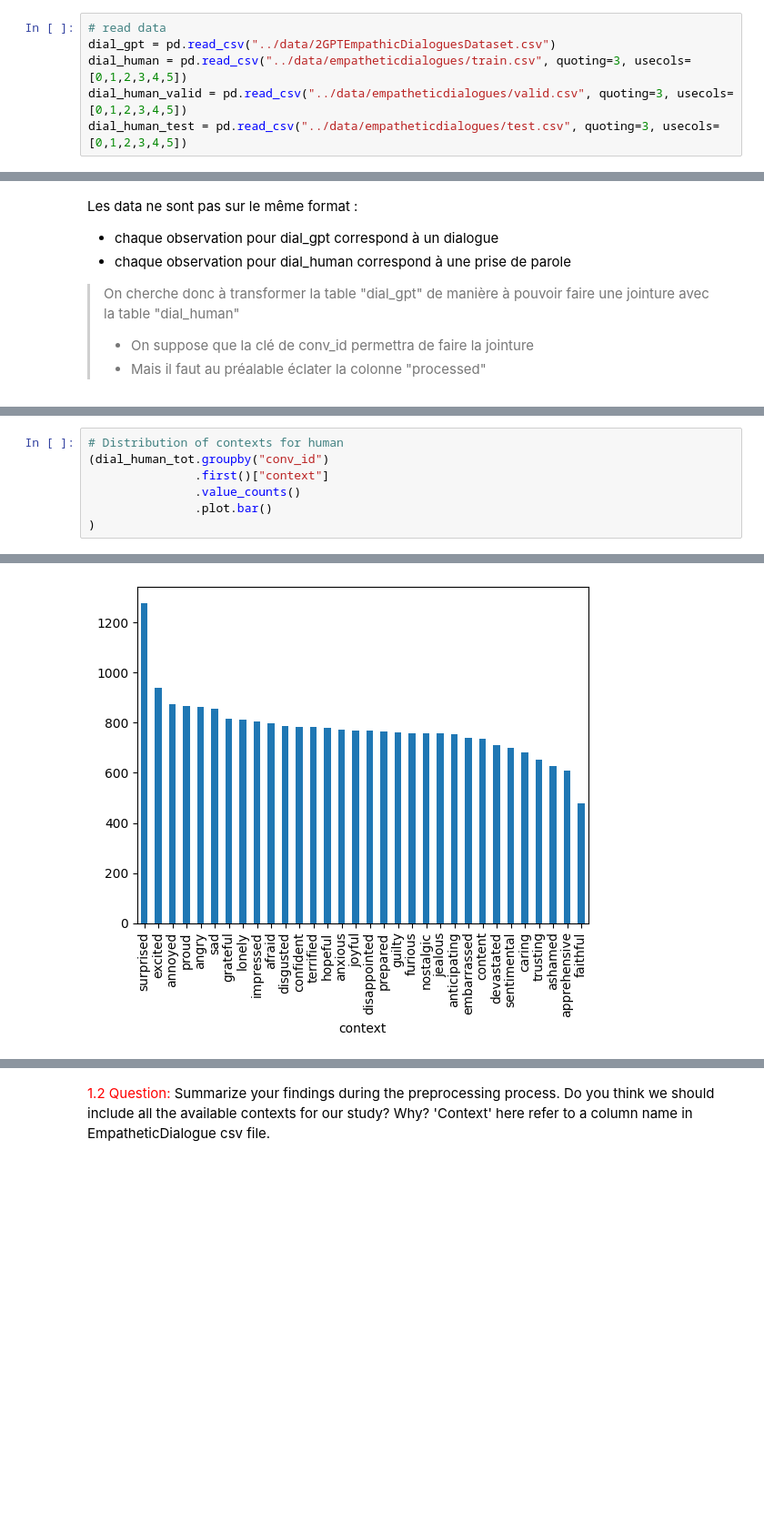
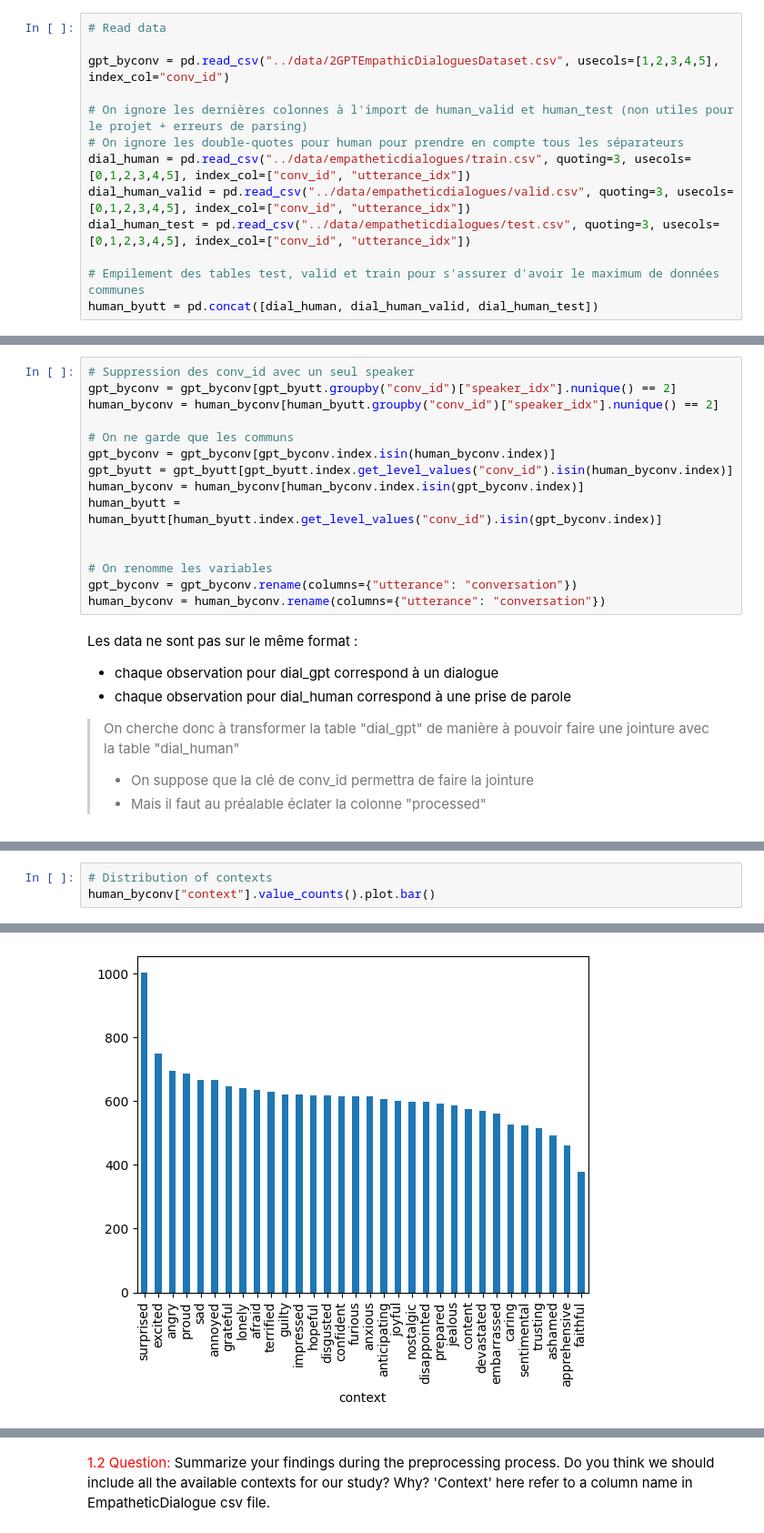
Before and after one commit to telecom-projet-nlp/human-gpt-linguistic-differences, a Jupyter notebook: notebook/Notebook Andrew.ipynb, the cells around one changed output, grey strips where cells are left out. Shown at 91% size. Cells and saved outputs as stored; diff of their text form; blank space fills up the shorter version.

```diff
--- a/notebook/Notebook Andrew.ipynb
+++ b/notebook/Notebook Andrew.ipynb
@@ -64,6 +59,13 @@ On ignore les double-quotes pour human pour prendre en compte tous les séparate
 # %%
-# read data
-dial_gpt = pd.read_csv("../data/2GPTEmpathicDialoguesDataset.csv")
-dial_human = pd.read_csv("../data/empatheticdialogues/train.csv", quoting=3, usecols=[0,1,2,3,4,5])
-dial_human_valid = pd.read_csv("../data/empatheticdialogues/valid.csv", quoting=3, usecols=[0,1,2,3,4,5])
-dial_human_test = pd.read_csv("../data/empatheticdialogues/test.csv", quoting=3, usecols=[0,1,2,3,4,5])
+# Read data
+
+gpt_byconv = pd.read_csv("../data/2GPTEmpathicDialoguesDataset.csv", usecols=[1,2,3,4,5], index_col="conv_id")
+
+# On ignore les dernières colonnes à l'import de human_valid et human_test (non utiles pour le projet + erreurs de parsing)
+# On ignore les double-quotes pour human pour prendre en compte tous les séparateurs
+dial_human = pd.read_csv("../data/empatheticdialogues/train.csv", quoting=3, usecols=[0,1,2,3,4,5], index_col=["conv_id", "utterance_idx"])
+dial_human_valid = pd.read_csv("../data/empatheticdialogues/valid.csv", quoting=3, usecols=[0,1,2,3,4,5], index_col=["conv_id", "utterance_idx"])
+dial_human_test = pd.read_csv("../data/empatheticdialogues/test.csv", quoting=3, usecols=[0,1,2,3,4,5], index_col=["conv_id", "utterance_idx"])
+
+# Empilement des tables test, valid et train pour s'assurer d'avoir le maximum de données communes
+human_byutt = pd.concat([dial_human, dial_human_valid, dial_human_test])
@@ -111,3 +98,18 @@ dial_human.head()
+# %%
+# Suppression des conv_id avec un seul speaker
+gpt_byconv = gpt_byconv[gpt_byutt.groupby("conv_id")["speaker_idx"].nunique() == 2]
+human_byconv = human_byconv[human_byutt.groupby("conv_id")["speaker_idx"].nunique() == 2]
+
+# On ne garde que les communs
+gpt_byconv = gpt_byconv[gpt_byconv.index.isin(human_byconv.index)]
+gpt_byutt = gpt_byutt[gpt_byutt.index.get_level_values("conv_id").isin(human_byconv.index)]
+human_byconv = human_byconv[human_byconv.index.isin(gpt_byconv.index)]
+human_byutt = human_byutt[human_byutt.index.get_level_values("conv_id").isin(gpt_byconv.index)]
+
+
+# On renomme les variables
+gpt_byconv = gpt_byconv.rename(columns={"utterance": "conversation"})
+human_byconv = human_byconv.rename(columns={"utterance": "conversation"})
 # %% [markdown]
 Les data ne sont pas sur le même format :
 - chaque observation pour dial_gpt correspond à un dialogue
@@ -166,10 +146,6 @@ Human :
 # %%
-# Distribution of contexts for human
-(dial_human_tot.groupby("conv_id")
-               .first()["context"]
-               .value_counts()
-               .plot.bar()
-)
+# Distribution of contexts
+human_byconv["context"].value_counts().plot.bar()
 # %% [output]
 <Axes: xlabel='context'>
-[figure, old version]
+[figure, new version]
```
Also changed, not shown: parts of 25 cells of this notebook.
